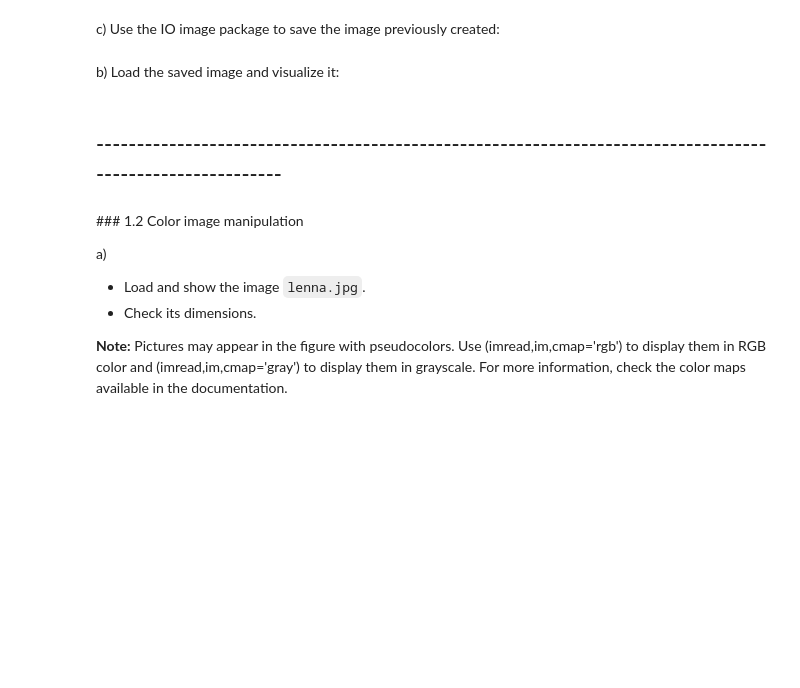
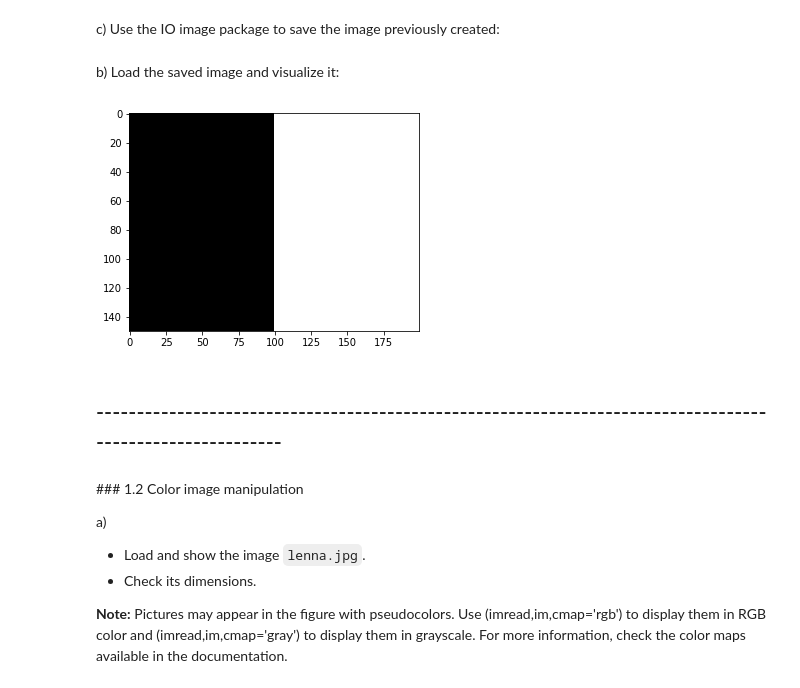
Before and after one commit to eduardgc22/VisioArtificial, a Jupyter notebook: P1_FranciscoDiazRuiz_EduardGranersCastellet/p1_2018-2019_2solve.ipynb, the cells around one changed output. Cells and saved outputs as stored; diff of their text form; code cells hidden in the pictures; blank space fills up the shorter version.

```diff
--- a/P1_FranciscoDiazRuiz_EduardGranersCastellet/p1_2018-2019_2solve.ipynb
+++ b/P1_FranciscoDiazRuiz_EduardGranersCastellet/p1_2018-2019_2solve.ipynb
@@ -76,5 +108,15 @@ c) Use the IO image package to save the image previously created:
 # %% [markdown]
 b) Load the saved image and visualize it:
+# %%
+# Using the io imported previously, now We use it to read the image saved. Because of the saving, when We visualize it
+# the image appears as purple and yellow. To solve this, it needs the cmap parameter stating that it's visualized in
+# gray scale.
+
+img = io.imread('images/grayscale_img.bmp')
+plt.imshow(img, cmap ='gray')
+plt.show()
+# %% [output]
+[figure, added]
 # %% [markdown]
 ## ----------------------------------------------------------------------------------------------------------
 # %% [markdown]
```
Also changed, not shown: parts of 6 cells of this notebook, 1 other file.
